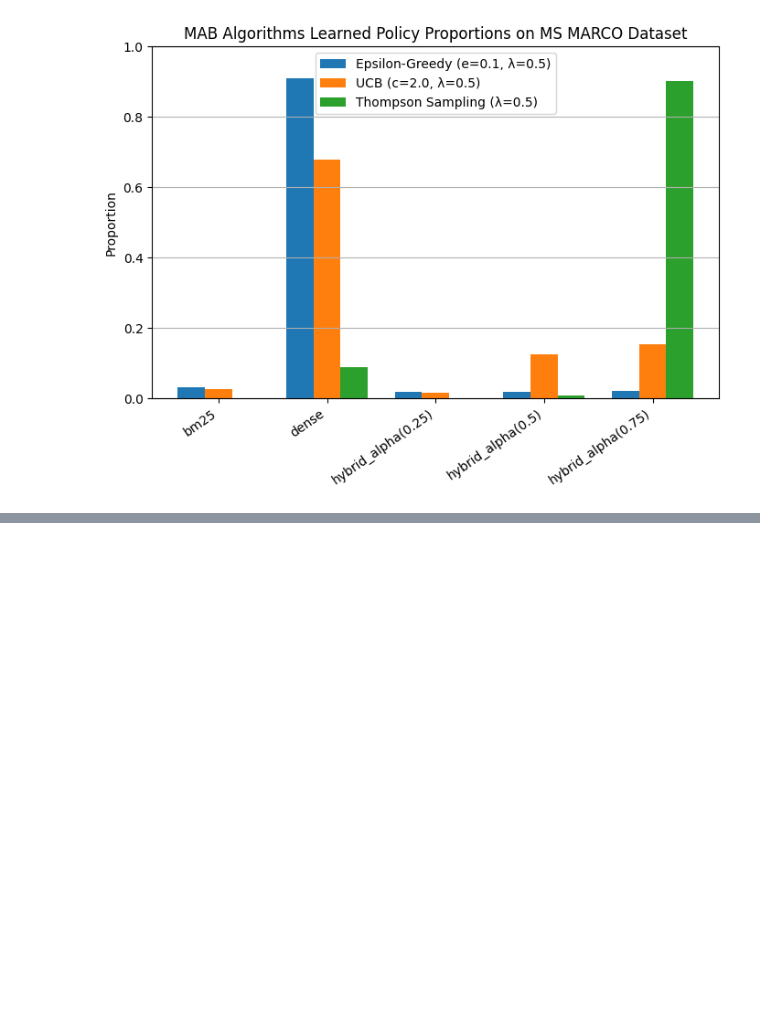
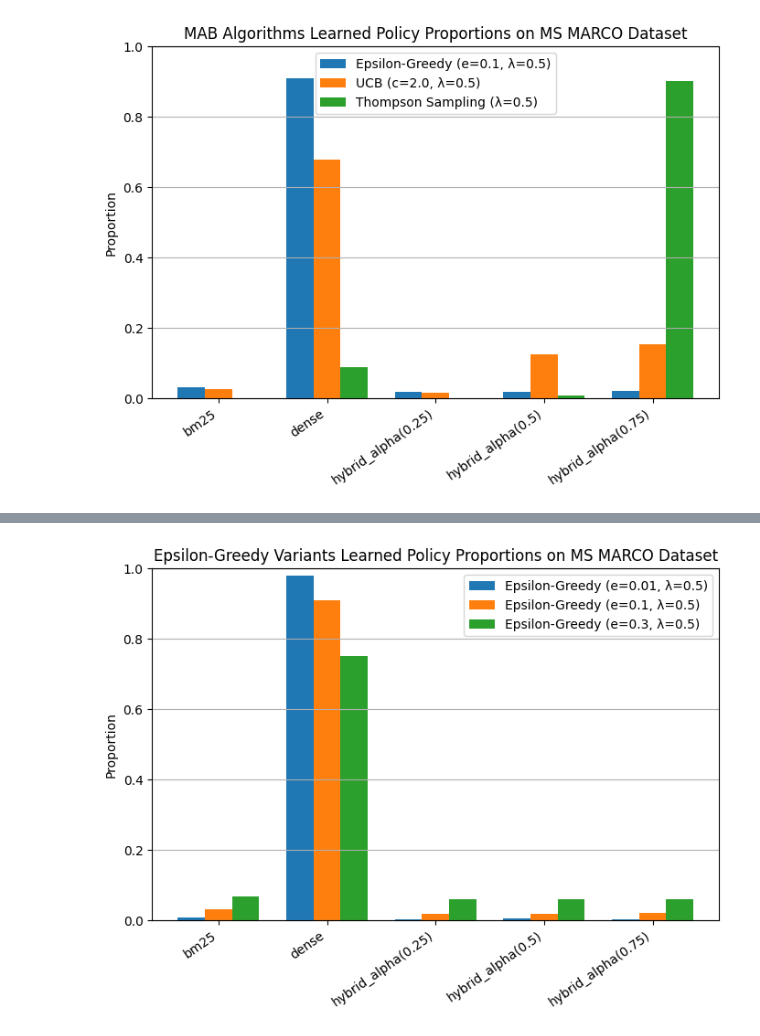
Before and after one commit to zzhenjie01/dsa4213-ay2526-group41, a Jupyter notebook: src/visualization_msmarco.ipynb, the cells around one changed output, grey strips where cells are left out. Saved outputs shown, nothing was run; the diff lists cells and outputs as text; code cells hidden in the pictures; blank space fills up the shorter version.

```diff
--- a/src/visualization_msmarco.ipynb
+++ b/src/visualization_msmarco.ipynb
@@ -84,0 +121,23 @@ plt.show()
+# %%
+# Plot the policy proportions for different epsilon values
+eps_greedy_e001_lambda05_prop = eps_greedy_e001_lambda05_results['policy_proportions']
+eps_greedy_e03_lambda05_prop = eps_greedy_e03_lambda05_results['policy_proportions']
+
+# Plot the proportions on a grouped bar chart
+policies = list(eps_greedy_e001_lambda05_prop.keys())
+x = np.arange(len(policies))
+width = 0.25
+
+plt.figure(figsize=(8, 5))
+plt.bar(x - width, eps_greedy_e001_lambda05_prop.values(), width, label='Epsilon-Greedy (e=0.01, λ=0.5)')
+plt.bar(x, eps_greedy_e01_lambda05_prop.values(), width, label='Epsilon-Greedy (e=0.1, λ=0.5)')
+plt.bar(x + width, eps_greedy_e03_lambda05_prop.values(), width, label='Epsilon-Greedy (e=0.3, λ=0.5)')
+plt.xticks(x, policies, rotation=35, ha='right')
+plt.ylabel('Proportion')
+plt.title('Epsilon-Greedy Variants Learned Policy Proportions on MS MARCO Dataset')
+plt.ylim(0, 1)
+plt.grid(axis='y')
+plt.legend()
+plt.show()
+# %% [output]
+[figure, added]
```
Also changed, not shown: parts of 5 cells of this notebook, 2 other files.
